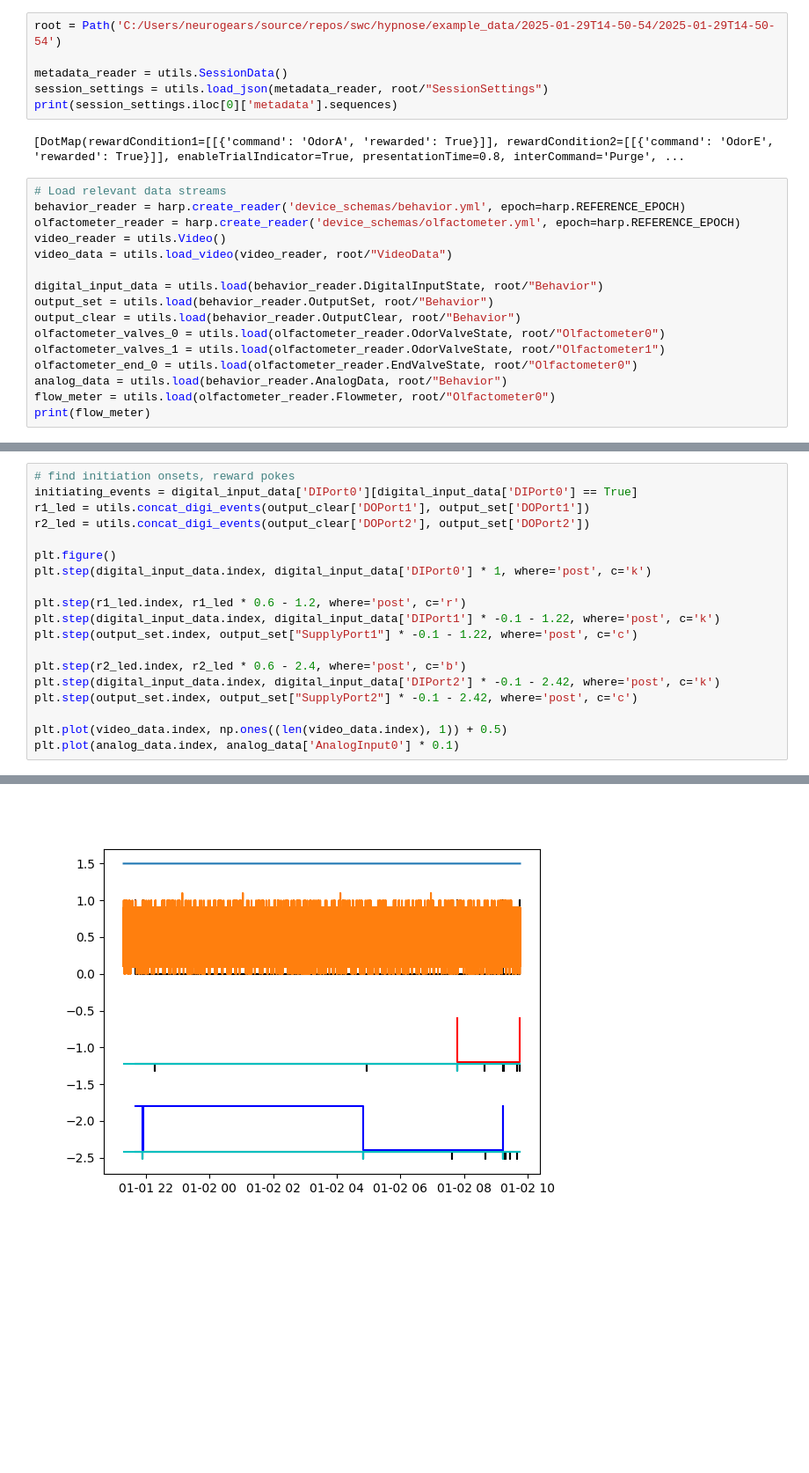
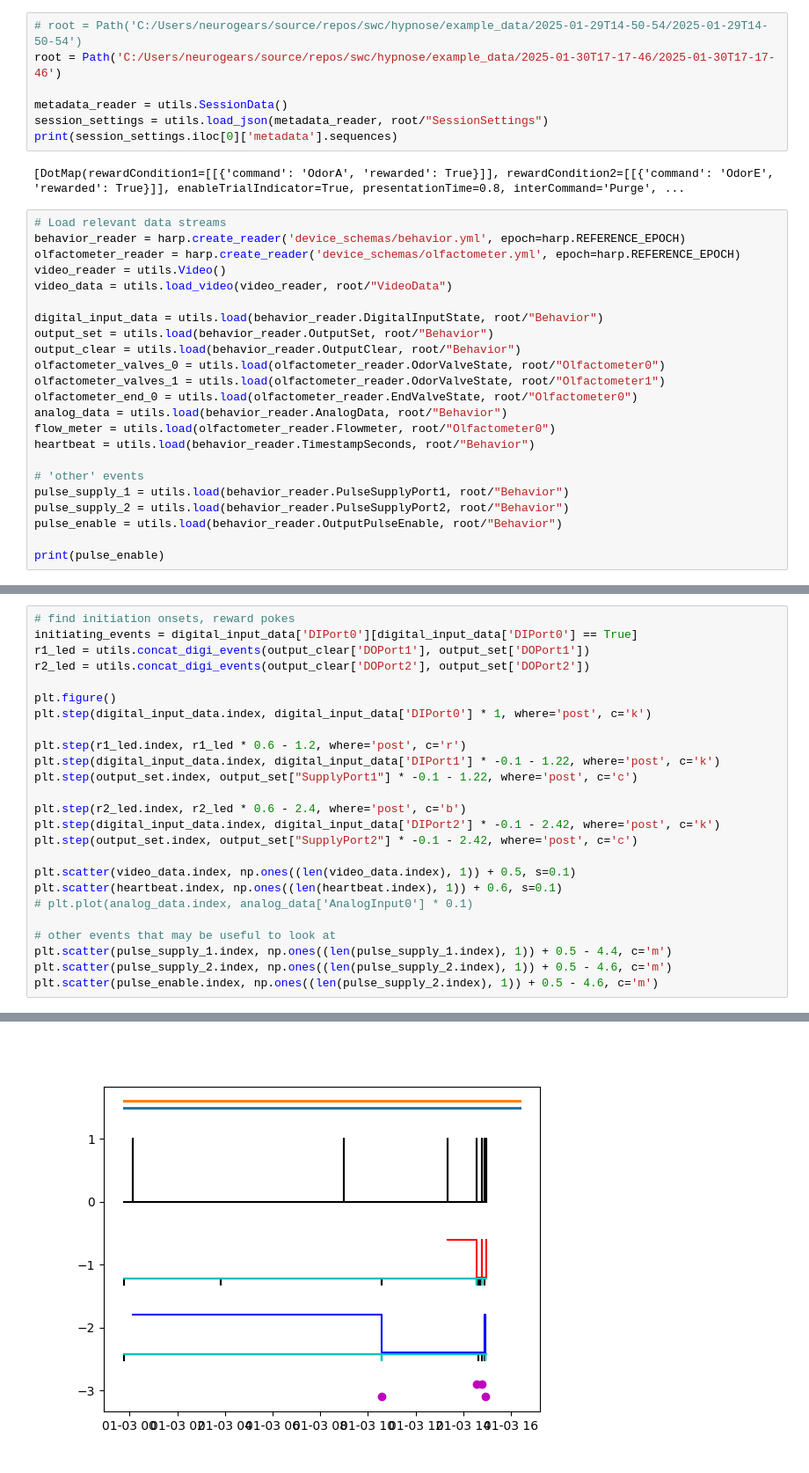
Before and after one commit to SainsburyWellcomeCentre/hypnose, a Jupyter notebook: analysis/experiment-overview.ipynb, the cells around one changed output, grey strips where cells are left out. Shown at 88% size. Drawn from its saved outputs; the diff is of its cells as text; blank space fills up the shorter version.

Commit message:
Adding some auxiliary plotting

```diff
--- a/analysis/experiment-overview.ipynb
+++ b/analysis/experiment-overview.ipynb
@@ -8,7 +8,8 @@ import pandas as pd
 import matplotlib.pyplot as plt
 import aeon.io.video as video
 # %%
-root = Path('C:/Users/neurogears/source/repos/swc/hypnose/example_data/2025-01-29T14-50-54/2025-01-29T14-50-54')
+# root = Path('C:/Users/neurogears/source/repos/swc/hypnose/example_data/2025-01-29T14-50-54/2025-01-29T14-50-54')
+root = Path('C:/Users/neurogears/source/repos/swc/hypnose/example_data/2025-01-30T17-17-46/2025-01-30T17-17-46')
 
 metadata_reader = utils.SessionData()
 session_settings = utils.load_json(metadata_reader, root/"SessionSettings")
@@ -30,5 +31,12 @@ olfactometer_valves_1 = utils.load(olfactometer_reader.OdorValveState, root/"Olf
 olfactometer_end_0 = utils.load(olfactometer_reader.EndValveState, root/"Olfactometer0")
 analog_data = utils.load(behavior_reader.AnalogData, root/"Behavior")
 flow_meter = utils.load(olfactometer_reader.Flowmeter, root/"Olfactometer0")
-print(flow_meter)
+heartbeat = utils.load(behavior_reader.TimestampSeconds, root/"Behavior")
+
+# 'other' events
+pulse_supply_1 = utils.load(behavior_reader.PulseSupplyPort1, root/"Behavior")
+pulse_supply_2 = utils.load(behavior_reader.PulseSupplyPort2, root/"Behavior")
+pulse_enable = utils.load(behavior_reader.OutputPulseEnable, root/"Behavior")
+
+print(pulse_enable)
 # %% [output]
@@ -64,6 +77,12 @@ plt.step(r2_led.index, r2_led * 0.6 - 2.4, where='post', c='b')
 plt.step(digital_input_data.index, digital_input_data['DIPort2'] * -0.1 - 2.42, where='post', c='k')
 plt.step(output_set.index, output_set["SupplyPort2"] * -0.1 - 2.42, where='post', c='c')
 
-plt.plot(video_data.index, np.ones((len(video_data.index), 1)) + 0.5)
-plt.plot(analog_data.index, analog_data['AnalogInput0'] * 0.1)
+plt.scatter(video_data.index, np.ones((len(video_data.index), 1)) + 0.5, s=0.1)
+plt.scatter(heartbeat.index, np.ones((len(heartbeat.index), 1)) + 0.6, s=0.1)
+# plt.plot(analog_data.index, analog_data['AnalogInput0'] * 0.1)
+
+# other events that may be useful to look at
+plt.scatter(pulse_supply_1.index, np.ones((len(pulse_supply_1.index), 1)) + 0.5 - 4.4, c='m')
+plt.scatter(pulse_supply_2.index, np.ones((len(pulse_supply_2.index), 1)) + 0.5 - 4.6, c='m')
+plt.scatter(pulse_enable.index, np.ones((len(pulse_supply_2.index), 1)) + 0.5 - 4.6, c='m')
 # %% [output]
@@ -71,4 +90,4 @@ plt.plot(analog_data.index, analog_data['AnalogInput0'] * 0.1)
-[figure, old version]
+[figure, new version]
 # %%
 # look at final video frames
 tstamp = analog_data.index[-1]
```
Also changed, not shown: parts of 3 cells of this notebook.
